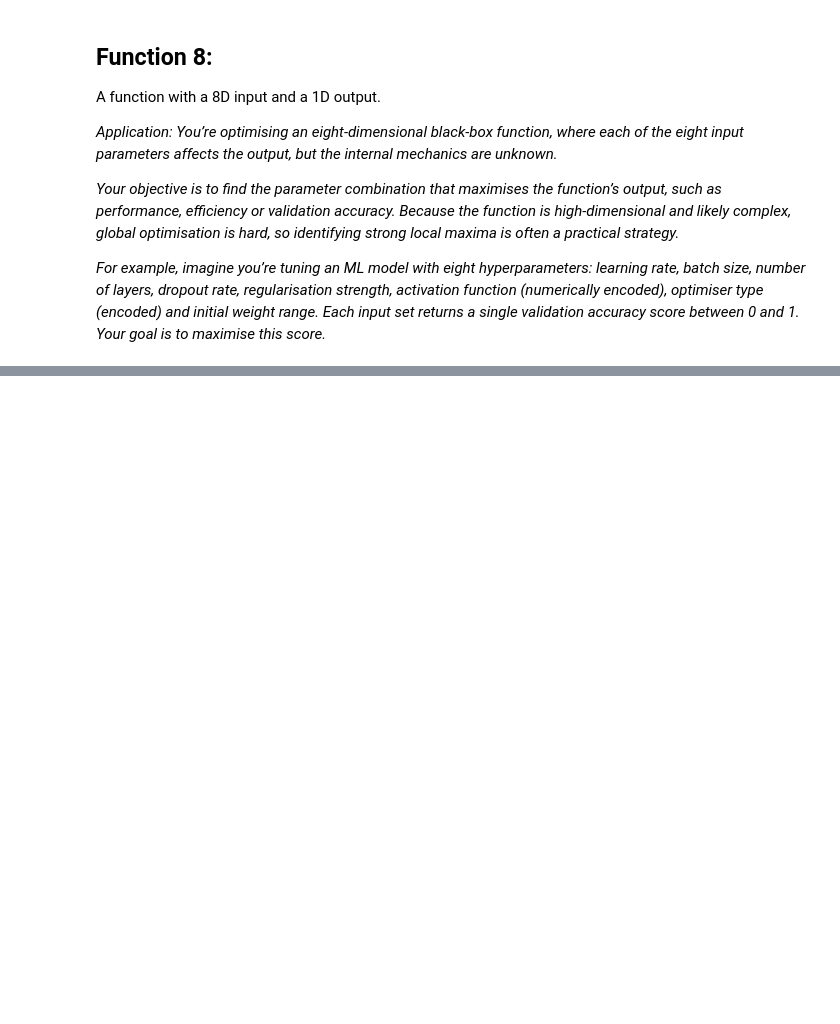
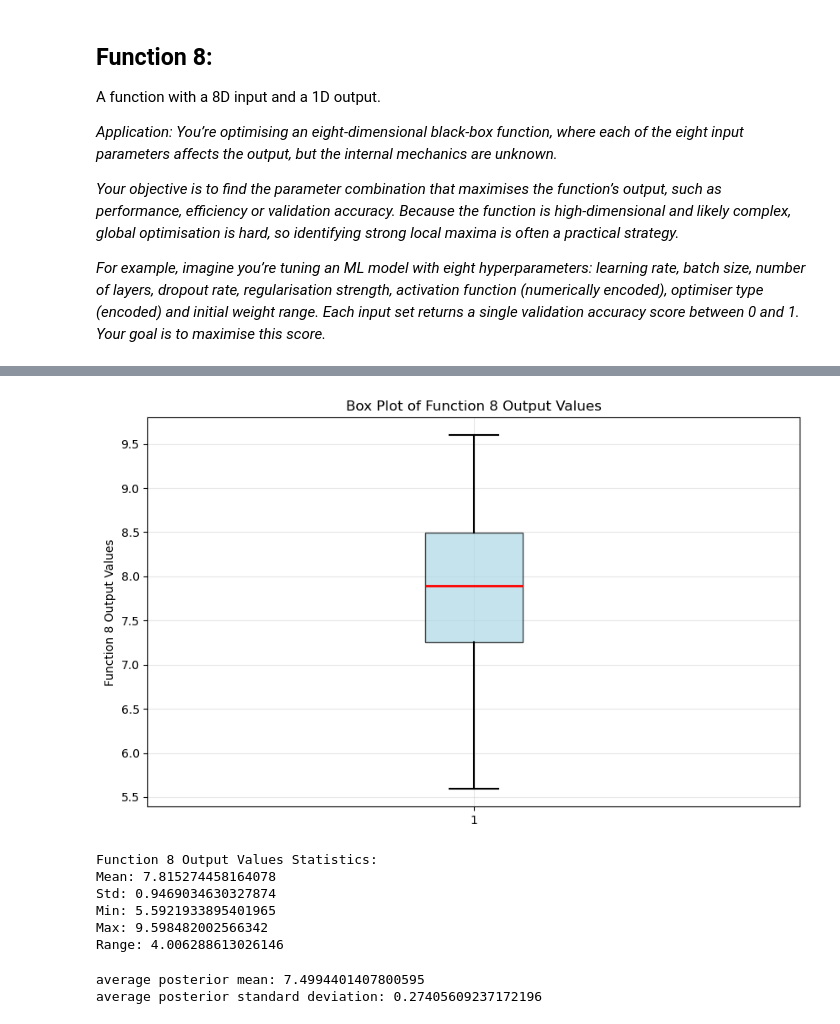
Before and after one commit to Kelly-A-W/Imperial-AI-and-ML-Course-Capstone-Project, a Jupyter notebook: capstone_assignment_12_1.ipynb, the cells around one changed output, grey strips where cells are left out. Drawn from its saved outputs; the diff is of its cells as text; code cells hidden in the pictures; blank space fills up the shorter version.

```diff
--- a/capstone_assignment_12_1.ipynb
+++ b/capstone_assignment_12_1.ipynb
@@ -1289,0 +1316,62 @@ A function with a 8D input and a 1D output.
+# %%
+# Create density plot of post_mean
+plt.figure(figsize=(10, 6))
+plt.boxplot(y_8, vert=True, patch_artist=True,
+           boxprops=dict(facecolor='lightblue', alpha=0.7),
+           medianprops=dict(color='red', linewidth=2),
+           whiskerprops=dict(color='black', linewidth=1.5),
+           capprops=dict(color='black', linewidth=1.5),
+           flierprops=dict(marker='o', markerfacecolor='red', markersize=4, alpha=0.6))
+plt.ylabel('Function 8 Output Values')
+plt.title('Box Plot of Function 8 Output Values')
+plt.grid(True, alpha=0.3)
+plt.show()
+
+# Print some statistics
+print(f"Function 8 Output Values Statistics:")
+print("Mean:", np.mean(y_8))
+print("Std:", np.std(y_8))
+print("Min:", np.min(y_8))
+print("Max:", np.max(y_8))
+print("Range:", np.max(y_8) - np.min(y_8))
+# %% [output]
+[figure, added]
+Function 8 Output Values Statistics:
+Mean: 7.815274458164078
+Std: 0.9469034630327874
+Min: 5.5921933895401965
+Max: 9.598482002566342
+Range: 4.006288613026146
+# %%
+# GP assumption
+noise_assumption = 1e-10
+
+# kernel parameters
+length_scale = 0.1
+nu = 1.5
+
+# set up evaluation grid:
+x_81 = np.linspace(0, 1, 5)
+x_82 = np.linspace(0, 1, 5)
+x_83 = np.linspace(0, 1, 5)
+x_84 = np.linspace(0, 1, 5)
+x_85 = np.linspace(0, 1, 5)
+x_86 = np.linspace(0, 1, 5)
+x_87 = np.linspace(0, 1, 5)
+x_88 = np.linspace(0, 1, 5)
+x_81, x_82, x_83, x_84, x_85, x_86, x_87, x_88 = np.meshgrid(x_81, x_82, x_83, x_84, x_85, x_86, x_87, x_88)
+x_8_grid = np.column_stack([x_81.ravel(), x_82.ravel(), x_83.ravel(), x_84.ravel(), x_85.ravel(), x_86.ravel(), x_87.ravel(), x_88.ravel()])
+
+# Define and fit GP
+kernel = Matern(length_scale=length_scale, nu=nu)
+model = GaussianProcessRegressor(kernel = kernel, alpha = noise_assumption)
+model.fit(np.array(x_8), np.array(y_8))
+
+
+# Get the predicted (posterior) mean and standard deviation for each grid point
+post_mean, post_std = model.predict(x_8_grid, return_std = True)
+print("average posterior mean:", mean(post_mean))
+print("average posterior standard deviation:", mean(post_std))
+# %% [output]
+average posterior mean: 7.4994401407800595
+average posterior standard deviation: 0.27405609237172196
```
Also changed, not shown: parts of 3 cells of this notebook.
